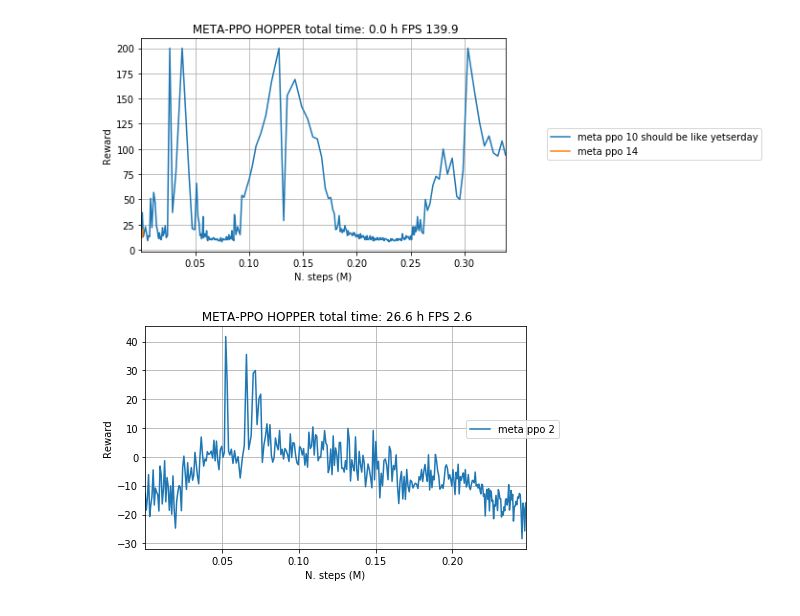
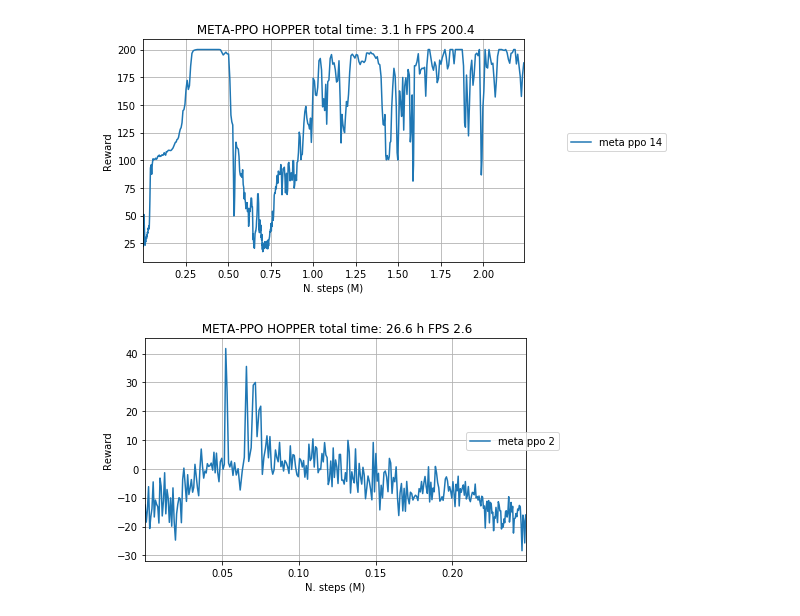
Before and after one commit to gabrielelibardi/meta_gradient_experiment, a Jupyter notebook: monitor.ipynb, the cells around one changed output. Drawn from its saved outputs; the diff is of its cells as text; code cells hidden in the pictures.

```diff
--- a/monitor.ipynb
+++ b/monitor.ipynb
@@ -36,7 +36,7 @@ my_dir = 'RUNS/exp_meta_cheetah_13'
 fig = plt.figure(clear=True, figsize=(15,9))
 
 def plot_stuff(my_dir, label):
-    roll = 1
+    roll = 50
     df = get_data(my_dir)
     time_limit = 0
     total_time = df['t'].iloc[-1]
@@ -47,35 +47,36 @@ def plot_stuff(my_dir, label):
     ax.set_title(' {} total time: {:.1f} h FPS {:.1f}'.format('META-PPO HOPPER',total_time/3600, total_steps/total_time))
     df[['f','r']].rolling(roll).mean().iloc[0:-1:40].plot('f','r',  ax=ax,label=label)
 
     ax.set_xlabel('N. steps (M)')
     ax.set_ylabel('Reward')
     #plt.xlim((0,1))
     #plt.ylim((0,100))
     ax.grid(True)
     #ax.legend(loc=4, prop={'size': 10})#
     ax.legend(bbox_to_anchor=(1.1, 0.6))
 
 #plot_stuff('RUNS/exp_meta_cheetah_13', 'meta ppo')
 #plot_stuff('RUNS/exp_meta_cheetah_11', 'normal ppo through the meta pipeline')
 #plot_stuff('../animal-ppo/RUNS/exp_cheetah_control_run_1', 'just normal ppo')
 #plot_stuff('RUNS/exp_meta_cheetah_12', 'meta ppo only one worker 1 bug?')
 #plot_stuff('RUNS/exp_meta_cheetah_14', 'meta ppo only one worker 2')
 #plot_stuff('RUNS/exp_meta_cheetah_15', 'meta ppo only one worker 3')
 #plot_stuff('RUNS/exp_meta_cheetah_18', 'meta ppo 18')
 #plot_stuff('RUNS/exp_meta_cheetah_17', 'meta ppo 17')
 #plot_stuff('RUNS/exp_meta_cheetah_16', 'meta ppo 16')
 #plot_stuff('RUNS/exp_meta_cart_pole_1', 'meta ppo 1')
 #plot_stuff('RUNS/exp_meta_cart_pole_2', 'meta ppo 2')
 #plot_stuff('RUNS/exp_meta_cart_pole_6', 'meta ppo 4 with bug')
-plot_stuff('RUNS/exp_meta_cart_pole_12', 'meta ppo 10 should be like yetserday')
+#plot_stuff('RUNS/exp_meta_cart_pole_12', 'meta ppo 10 should be like yetserday')
 #plot_stuff('RUNS/exp_meta_cart_pole_11', 'meta ppo 11 slike yesterday but with entropy coeff 0.0')
 #plot_stuff('RUNS/exp_meta_cart_pole_9', 'meta ppo 9 like yesterday but with entropy coeff 0.0')
 #plot_stuff('../animal-ppo/RUNS/exp_cartpole_control_run_1', 'just normal ppo')
 plot_stuff('RUNS/exp_meta_cart_pole_14', 'meta ppo 14')
+#plot_stuff('RUNS/exp_meta_cheetah_25', 'meta ppo 14')
 
 #plot_stuff('RUNS/exp_meta_reacher_102', 'meta ppo 19')
 # %% [output]
-[figure, old version]
+[figure, new version]
 # %%
 fig = plt.figure(clear=True, figsize=(15,9))
 plot_stuff('RUNS/exp_meta_cheetah_23', 'meta ppo 2')
```
Also changed, not shown: 3 other files.
